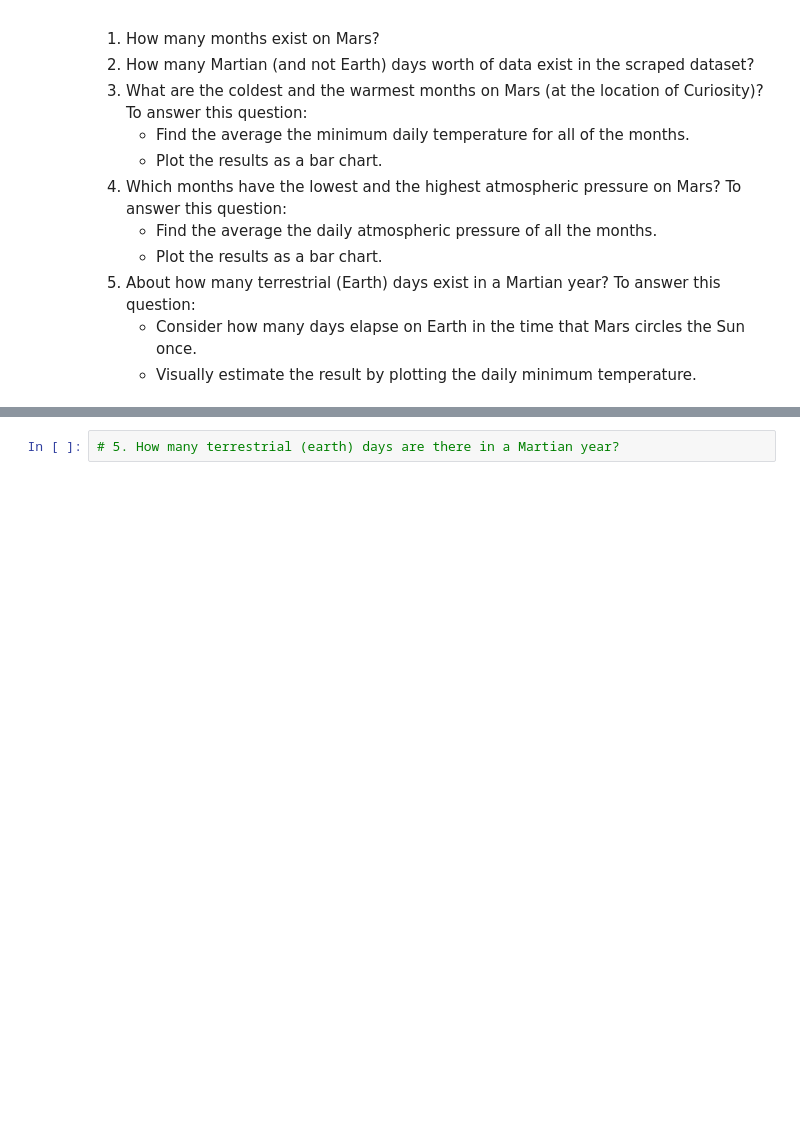
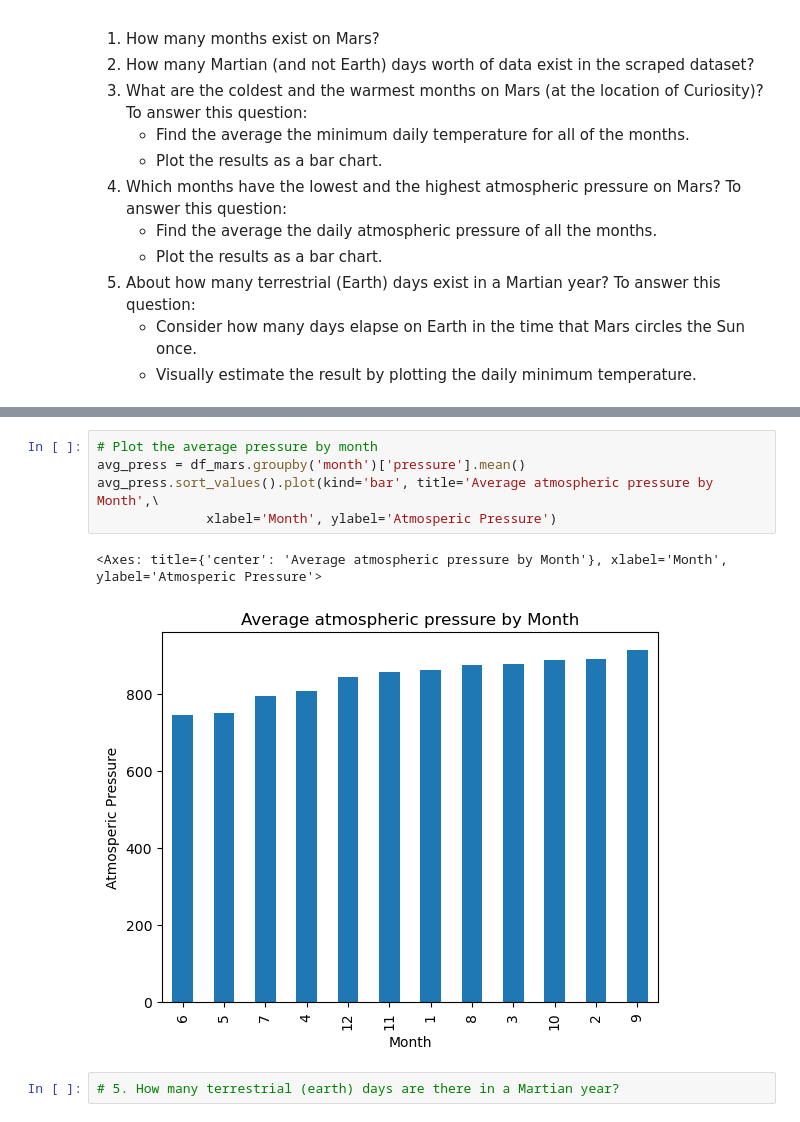
Before and after one commit to Cadeem-M/HTML-challenge, a Jupyter notebook: Mars/part_2_mars_weather.ipynb, the cells around one changed output, grey strips where cells are left out. Saved outputs shown, nothing was run; the diff lists cells and outputs as text; blank space fills up the shorter version.

```diff
--- a/Mars/part_2_mars_weather.ipynb
+++ b/Mars/part_2_mars_weather.ipynb
@@ -207,3 +213,11 @@ Name: pressure, dtype: float64
+# %%
+# Plot the average pressure by month
+avg_press = df_mars.groupby('month')['pressure'].mean()
+avg_press.sort_values().plot(kind='bar', title='Average atmospheric pressure by Month',\
+              xlabel='Month', ylabel='Atmosperic Pressure')
+# %% [output]
+<Axes: title={'center': 'Average atmospheric pressure by Month'}, xlabel='Month', ylabel='Atmosperic Pressure'>
+[figure, added]
 # %%
 # 5. How many terrestrial (earth) days are there in a Martian year?
 # %% [output]
```
Also changed, not shown: parts of 17 cells of this notebook.
